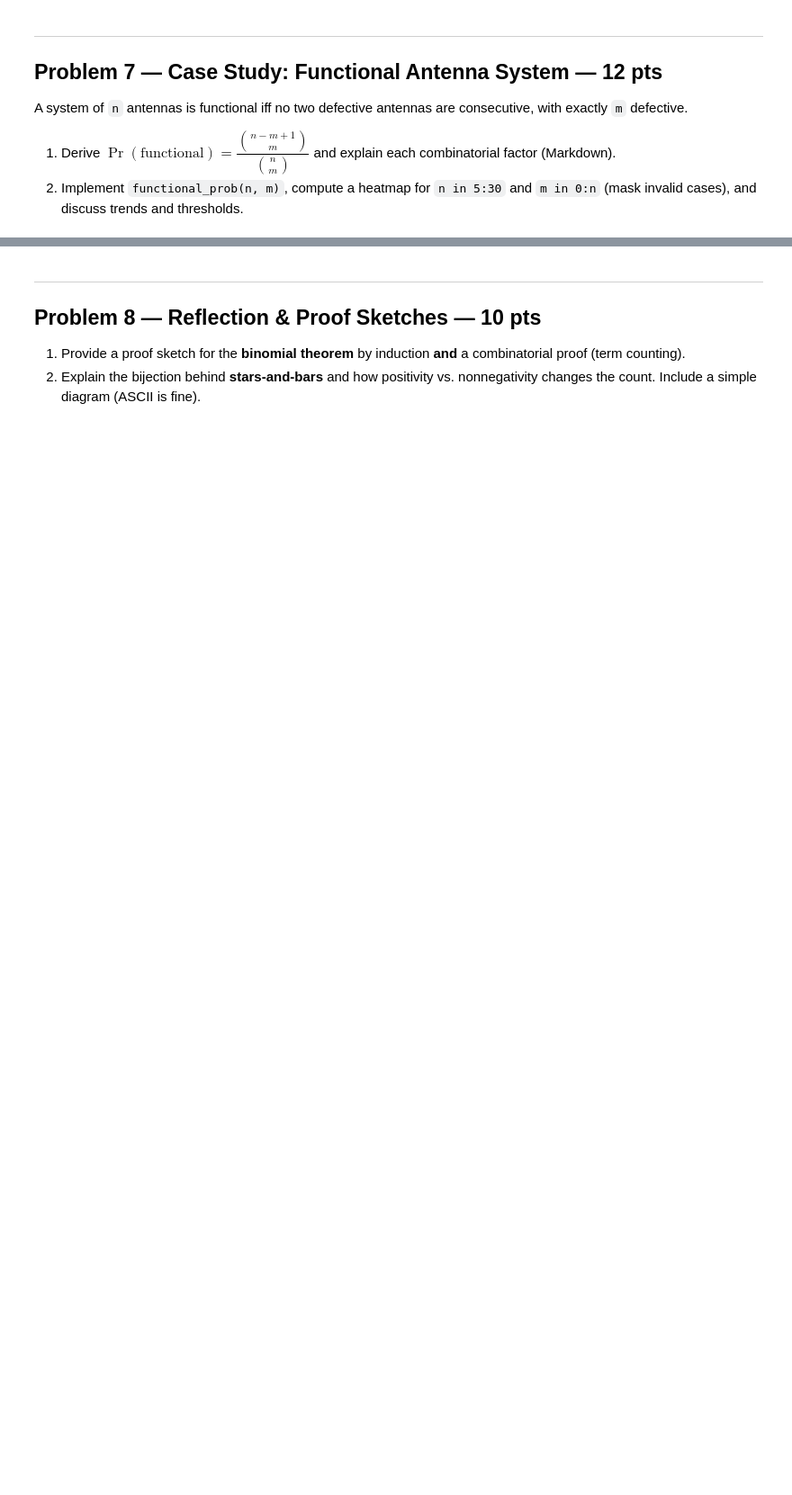
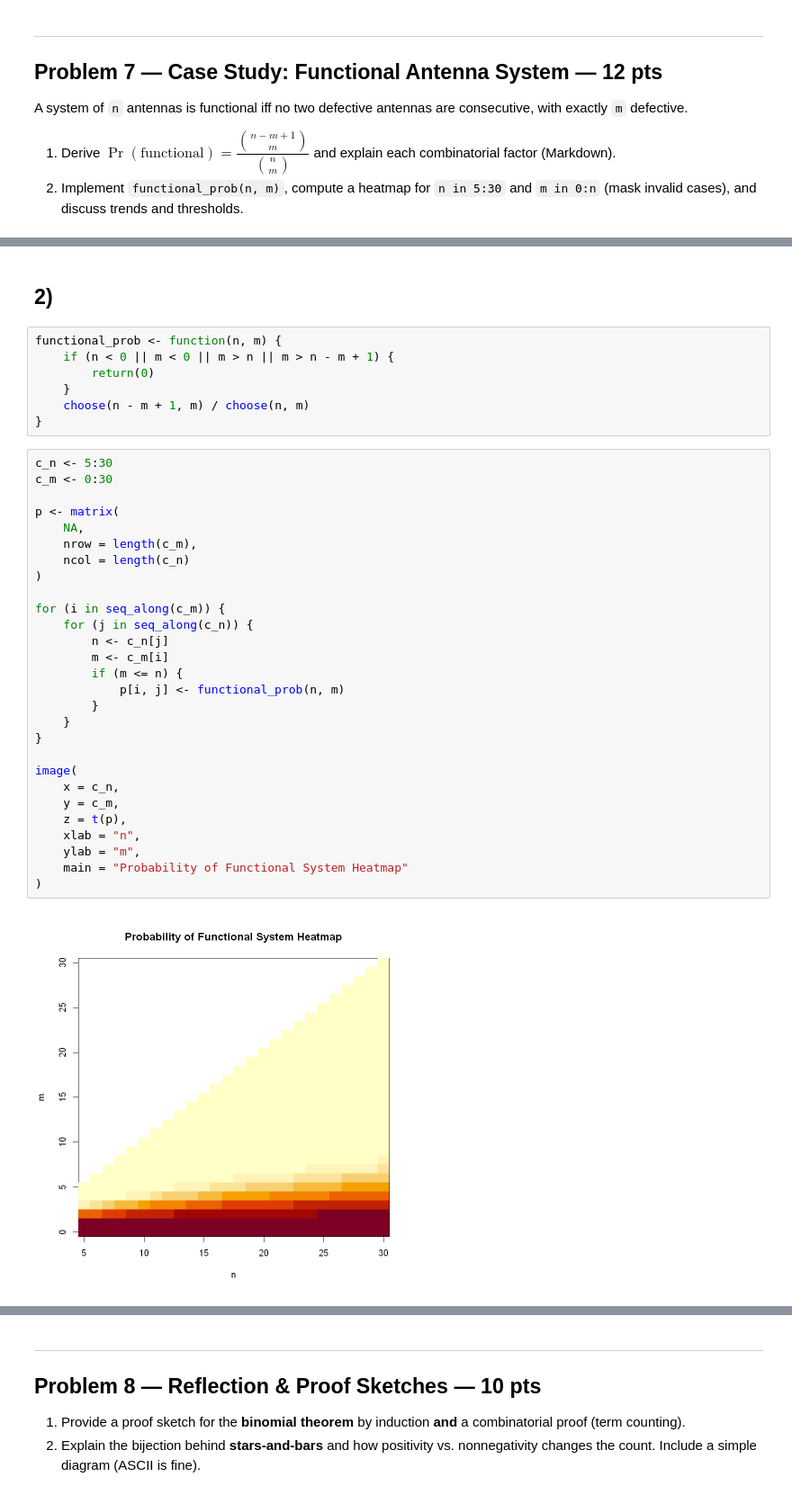
Before and after one commit to shaneferrellwv/statistical-methods, a Jupyter notebook: assignments/programming/module-1/ferrell_shane_ch1_combinatorics.ipynb, the cells around one changed output, grey strips where cells are left out. Shown at 90% size. Drawn from its saved outputs; the diff is of its cells as text; blank space fills up the shorter version.

```diff
--- a/assignments/programming/module-1/ferrell_shane_ch1_combinatorics.ipynb
+++ b/assignments/programming/module-1/ferrell_shane_ch1_combinatorics.ipynb
@@ -715,0 +780,39 @@ A system of `n` antennas is functional iff no two defective antennas are consecu
+# %% [markdown]
+## 2)
+# %%
+functional_prob <- function(n, m) {
+    if (n < 0 || m < 0 || m > n || m > n - m + 1) {
+        return(0)
+    }
+    choose(n - m + 1, m) / choose(n, m)
+}
+# %%
+c_n <- 5:30
+c_m <- 0:30
+
+p <- matrix(
+    NA,
+    nrow = length(c_m),
+    ncol = length(c_n)
+)
+
+for (i in seq_along(c_m)) {
+    for (j in seq_along(c_n)) {
+        n <- c_n[j]
+        m <- c_m[i]
+        if (m <= n) {
+            p[i, j] <- functional_prob(n, m)
+        }
+    }
+}
+
+image(
+    x = c_n,
+    y = c_m,
+    z = t(p),
+    xlab = "n",
+    ylab = "m",
+    main = "Probability of Functional System Heatmap"
+)
+# %% [output]
+[figure, added]
```
Also changed, not shown: parts of 31 cells of this notebook.
